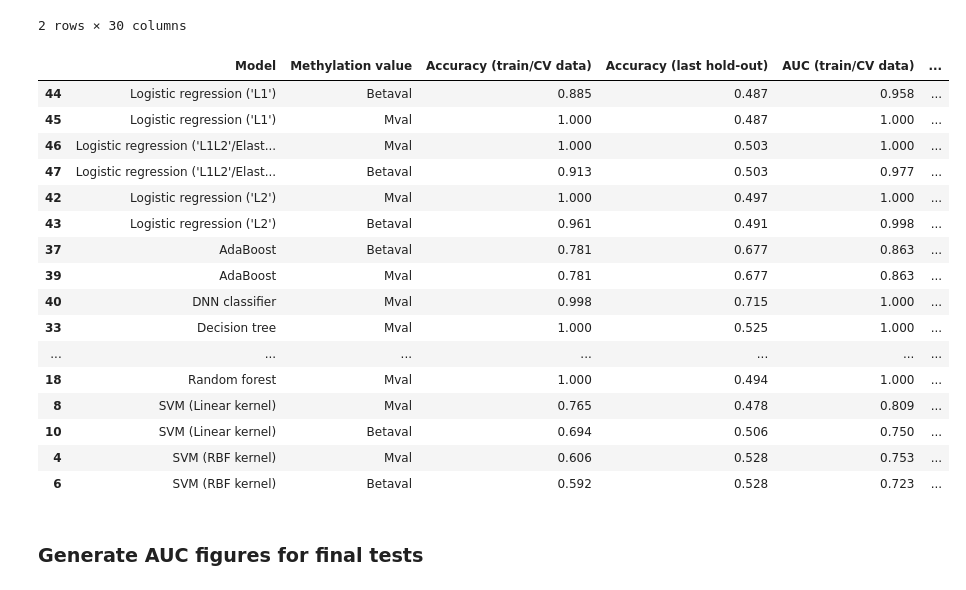
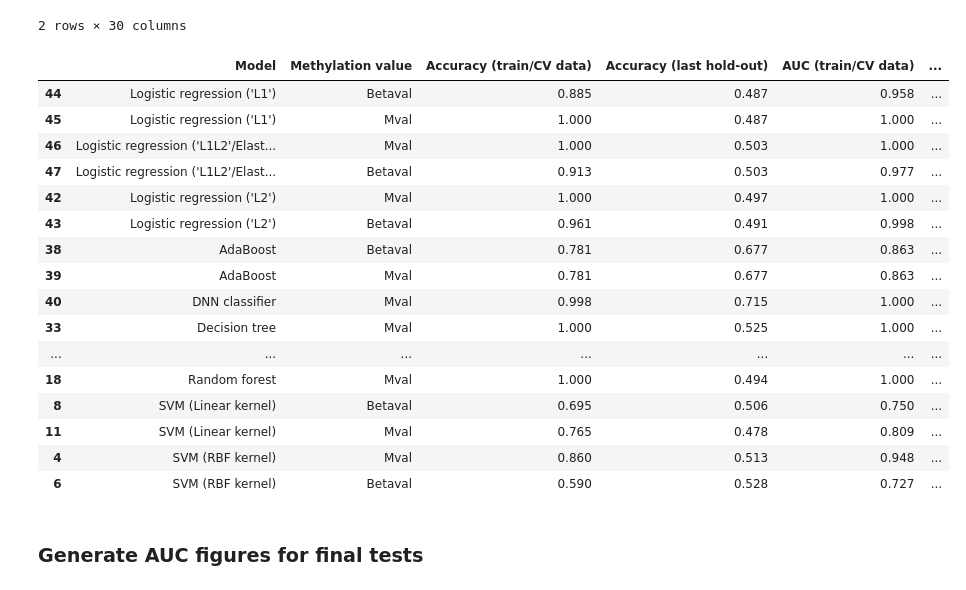
Before and after one commit to AleksandrVSokolov/depression_ML_DL, a Jupyter notebook: FINAL_TEST_performance_book.ipynb, the cells around one changed output. Saved outputs shown, nothing was run; the diff lists cells and outputs as text; code cells hidden in the pictures.

```diff
--- a/FINAL_TEST_performance_book.ipynb
+++ b/FINAL_TEST_performance_book.ipynb
@@ -184,7 +184,7 @@ for x in ml_files:
     dataset = helper_functions.drop_useless_column(dataset)
     dataset.replace({
         'model': {
-            "SVM_c_RBF": "SVM (RBF kernel)",
+            "SVM_c_RBF_15": "SVM (RBF kernel)",
             "SVM_c": "SVM (Linear kernel)",
             "RidgeLogisticRegr": "Logistic regression ('L2')",
             "RandomForest": "Random forest",
@@ -198,43 +198,43 @@ for x in ml_files:
     }, inplace=True)
     dataset = dataset[["model",
                        "mval",
                        "accuracy_train",
                        "accuracy_test",
                        "auc_train",
                        "auc_test",
                        "cpg_type"]]
     merged_files.append(dataset)
 merged_files = pandas.concat(merged_files)
 merged_files.columns = ["Model",
                         "Methylation value",
                         "Accuracy (train/CV data)",
                         "Accuracy (last hold-out)",
                         "AUC (train/CV data)",
                         "AUC (last hold-out)",
                         "Selected CpGs (features)"]
 merged_files = merged_files.reset_index(drop=True)
 merged_files.loc[:, merged_files.dtypes != "object"] = merged_files.loc[:, merged_files.dtypes != "object"].round(decimals=3)
 merged_files = merged_files.sort_values(by=["Selected CpGs (features)", "Model"], ascending=True)
 merged_files.to_excel("RESULTS_FINAL_TEST/Model_performance_final_test.xlsx", index=False)
 merged_files
 # %% [output]
 |  | Model | Methylation value | Accuracy (train/CV data) | Accuracy (last hold-out) | AUC (train/CV data) | ... |
 | 44 | Logistic regression ('L1') | Betaval | 0.885 | 0.487 | 0.958 | ... |
 | 45 | Logistic regression ('L1') | Mval | 1.000 | 0.487 | 1.000 | ... |
 | 46 | Logistic regression ('L1L2'/Elast... | Mval | 1.000 | 0.503 | 1.000 | ... |
 | 47 | Logistic regression ('L1L2'/Elast... | Betaval | 0.913 | 0.503 | 0.977 | ... |
 | 42 | Logistic regression ('L2') | Mval | 1.000 | 0.497 | 1.000 | ... |
 | 43 | Logistic regression ('L2') | Betaval | 0.961 | 0.491 | 0.998 | ... |
-| 37 | AdaBoost | Betaval | 0.781 | 0.677 | 0.863 | ... |
+| 38 | AdaBoost | Betaval | 0.781 | 0.677 | 0.863 | ... |
 | 39 | AdaBoost | Mval | 0.781 | 0.677 | 0.863 | ... |
 | 40 | DNN classifier | Mval | 0.998 | 0.715 | 1.000 | ... |
 | 33 | Decision tree | Mval | 1.000 | 0.525 | 1.000 | ... |
 | ... | ... | ... | ... | ... | ... | ... |
 | 18 | Random forest | Mval | 1.000 | 0.494 | 1.000 | ... |
-| 8 | SVM (Linear kernel) | Mval | 0.765 | 0.478 | 0.809 | ... |
-| 10 | SVM (Linear kernel) | Betaval | 0.694 | 0.506 | 0.750 | ... |
-| 4 | SVM (RBF kernel) | Mval | 0.606 | 0.528 | 0.753 | ... |
-| 6 | SVM (RBF kernel) | Betaval | 0.592 | 0.528 | 0.723 | ... |
+| 8 | SVM (Linear kernel) | Betaval | 0.695 | 0.506 | 0.750 | ... |
+| 11 | SVM (Linear kernel) | Mval | 0.765 | 0.478 | 0.809 | ... |
+| 4 | SVM (RBF kernel) | Mval | 0.860 | 0.513 | 0.948 | ... |
+| 6 | SVM (RBF kernel) | Betaval | 0.590 | 0.528 | 0.727 | ... |
 # %%
 # Produce final result
 CV_results = pandas.read_excel("10_CV_Results_MAIN/Model_performance_10CV.xlsx")
```
Also changed, not shown: parts of 4 cells of this notebook, 16 other files.
